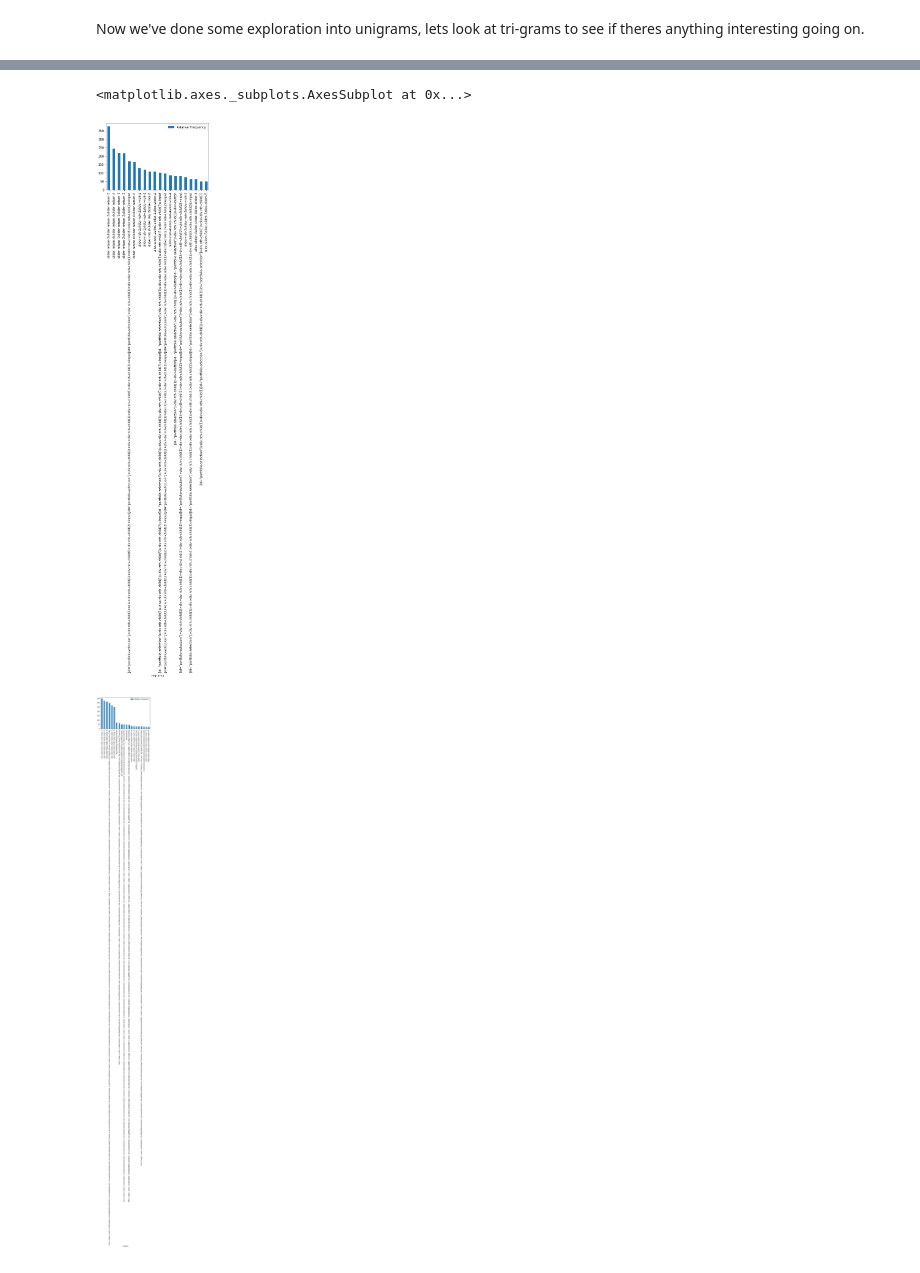
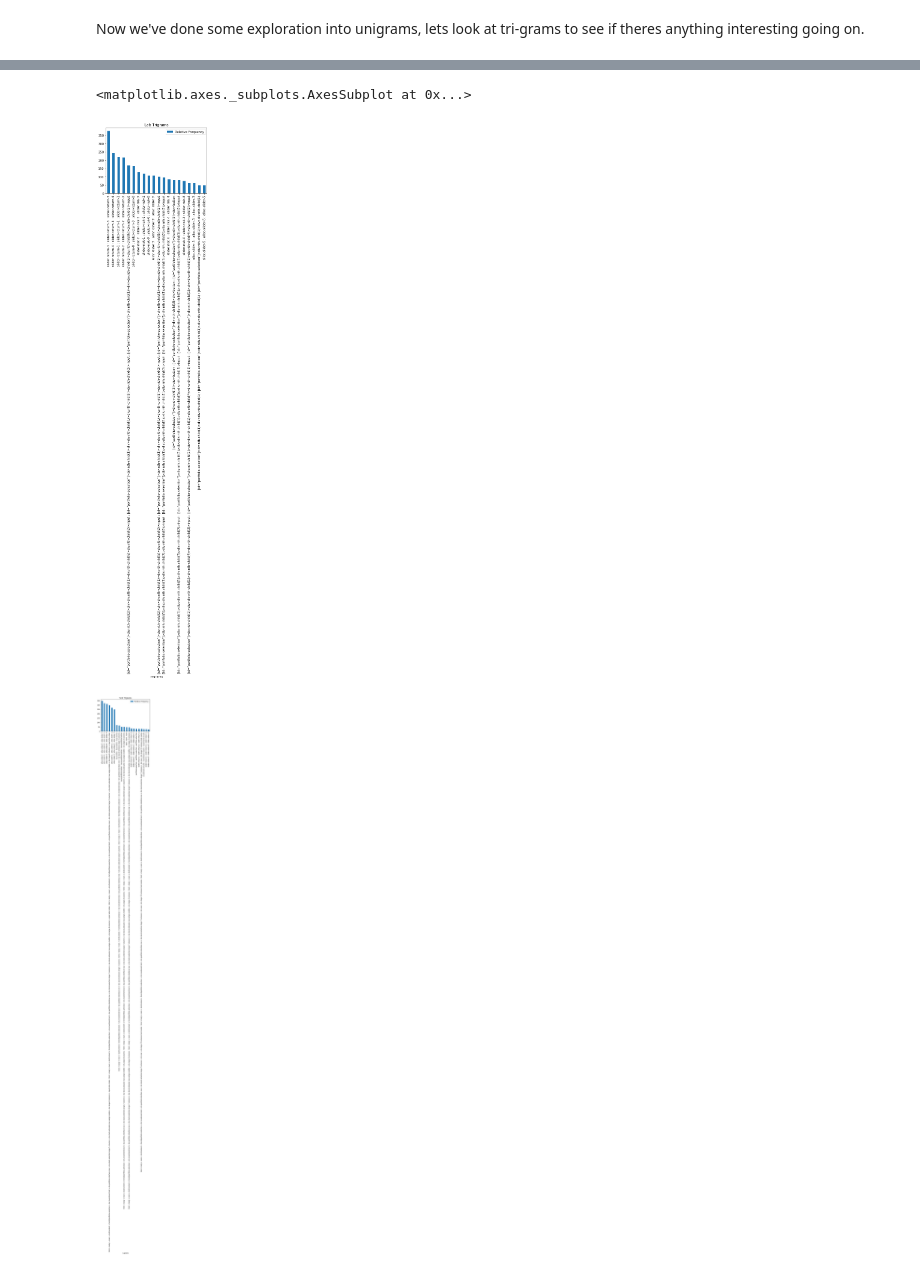
Before and after one commit to DJSaunders1997/Masters-Project, a Jupyter notebook: NLP-Notebook.ipynb, the cells around one changed output, grey strips where cells are left out. Drawn from its saved outputs; the diff is of its cells as text; code cells hidden in the pictures.

```diff
--- a/NLP-Notebook.ipynb
+++ b/NLP-Notebook.ipynb
@@ -123,7 +124,7 @@ def calculate_ngrams(dataframe, n):
     df_ngrams = df_ngrams.astype(dtype= {"n-grams":"object", "Frequency":"int64"})
 
     # Change n-grams series from list of tuples to list of strings  # https://stackoverflow.com/questions/59993097/how-can-i-join-tuples-to-strings-in-a-pandas-dataframe
-    df_ngrams['n-grams'] = df_ngrams['n-grams'].agg(''.join)
+    df_ngrams['n-grams'] = df_ngrams['n-grams'].agg(' : '.join)
 
     # Sum the frequencies of similar ngrams.
     df_ngrams = df_ngrams.groupby(['n-grams']).sum().reset_index().sort_values(by='Frequency', ascending=False)
@@ -245,12 +304,12 @@ n-grams  Frequency  \
 3          297.889371
 4          268.078091
 # %%
-lab_trigrams.head(20).plot.bar(x='n-grams', y='Relative Frequency')
-turk_trigrams.head(20).plot.bar(x='n-grams', y='Relative Frequency')
+lab_trigrams.head(20).plot.bar(x='n-grams', y='Relative Frequency', title='Lab Trigrams')
+turk_trigrams.head(20).plot.bar(x='n-grams', y='Relative Frequency', title='Turk Trigrams')
 # %% [output]
 <matplotlib.axes._subplots.AxesSubplot at 0x...>
-[figure, old version]
+[figure, new version]
-[figure, old version]
+[figure, new version]
 # %%
 turk_trigrams
 # %% [output]
```
Also changed, not shown: parts of 20 cells of this notebook, 5 other files.
